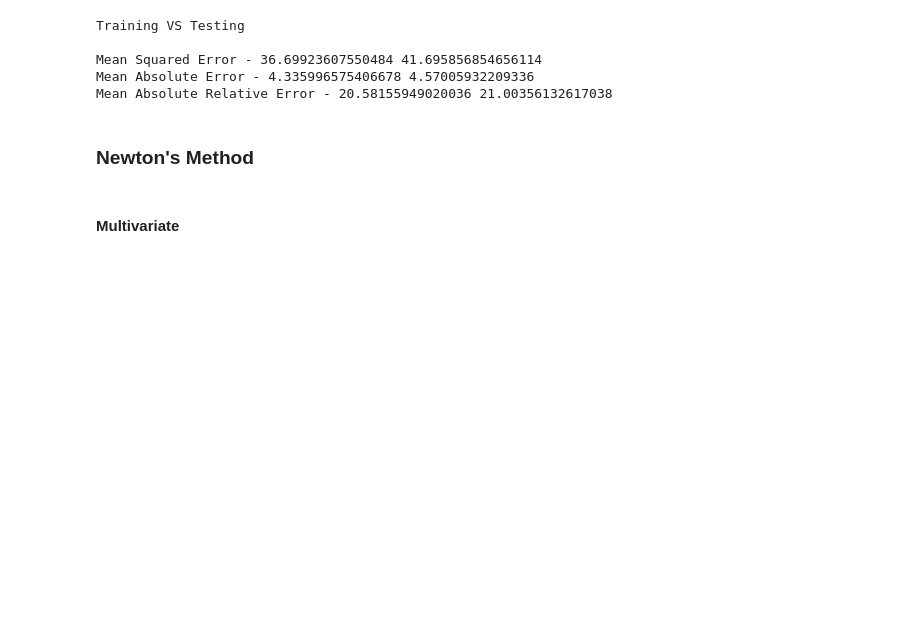
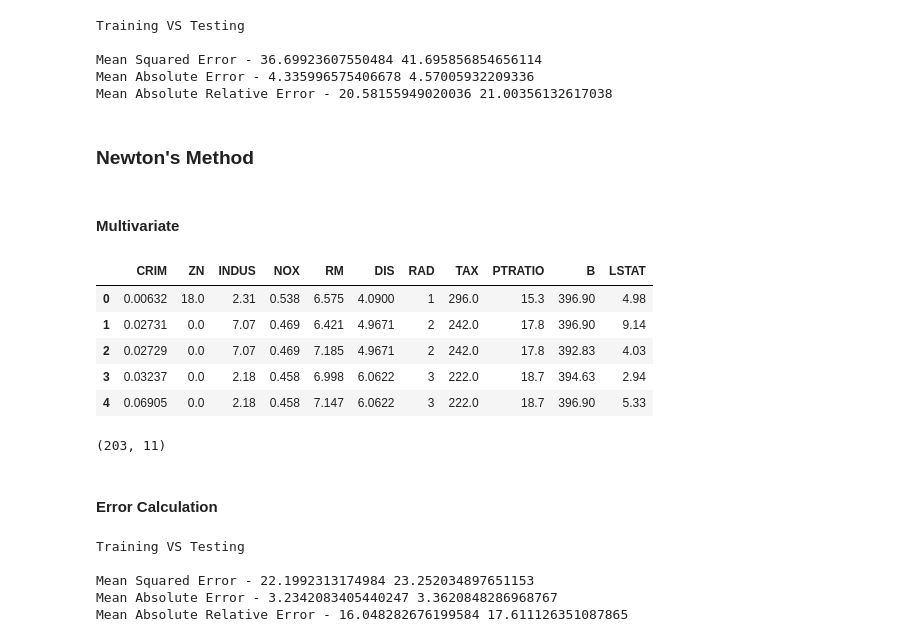
Before and after one commit to architsangal/Working-with-datasets-Machine-Learning-Assignment-1, a Jupyter notebook: Assignment 1/dataset_1.ipynb, the cells around one changed output. Drawn from its saved outputs; the diff is of its cells as text; code cells hidden in the pictures; blank space fills up the shorter version.

```diff
--- a/Assignment 1/dataset_1.ipynb
+++ b/Assignment 1/dataset_1.ipynb
@@ -125,6 +125,7 @@ main_df.duplicated().sum()
 # %%
 #saving non one-hot coded data first
 main_df_copy = main_df.copy()
+main_df_copy2 = main_df_copy.copy()
 
 column_names_to_one_hot = ["CHAS"]
 main_df = pd.get_dummies(main_df, columns=column_names_to_one_hot)
@@ -466,3 +467,20 @@ Mean Absolute Relative Error - 20.58155949020036 21.00356132617038
 ### Newton's Method
 # %% [markdown]
 #### Multivariate
+# %%
+y = main_df_copy2["MEDV"].to_numpy()
+main_df_copy2.drop(axis="columns", labels=["MEDV","AGE","CHAS"], inplace=True) # I have cross checked it with above function
+main_df_copy2.head()
+# %% [output]
+|  | CRIM | ZN | INDUS | NOX | RM | DIS | RAD | TAX | PTRATIO | B | LSTAT |
+| 0 | 0.00632 | 18.0 | 2.31 | 0.538 | 6.575 | 4.0900 | 1 | 296.0 | 15.3 | 396.90 | 4.98 |
+| 1 | 0.02731 | 0.0 | 7.07 | 0.469 | 6.421 | 4.9671 | 2 | 242.0 | 17.8 | 396.90 | 9.14 |
+| 2 | 0.02729 | 0.0 | 7.07 | 0.469 | 7.185 | 4.9671 | 2 | 242.0 | 17.8 | 392.83 | 4.03 |
+| 3 | 0.03237 | 0.0 | 2.18 | 0.458 | 6.998 | 6.0622 | 3 | 222.0 | 18.7 | 394.63 | 2.94 |
+| 4 | 0.06905 | 0.0 | 2.18 | 0.458 | 7.147 | 6.0622 | 3 | 222.0 | 18.7 | 396.90 | 5.33 |
+# %%
+X = main_df_copy2.to_numpy()
+train_x,train_y,test_x,test_y = train_test_split(X,y,0.6)
+test_x.shape
+# %% [output]
+(203, 11)
@@ -468,0 +523,10 @@ Mean Absolute Relative Error - 20.58155949020036 21.00356132617038
+# %% [markdown]
+#### Error Calculation
+# %%
+error_calc(train_x,test_x,train_y,test_y,W,[0,1,2,3,4,5,6,7,8,9,10])
+# %% [output]
+Training VS Testing
+
+Mean Squared Error - 22.1992313174984 23.252034897651153
+Mean Absolute Error - 3.2342083405440247 3.3620848286968767
+Mean Absolute Relative Error - 16.048282676199584 17.611126351087865
```
Also changed, not shown: parts of 9 cells of this notebook.
